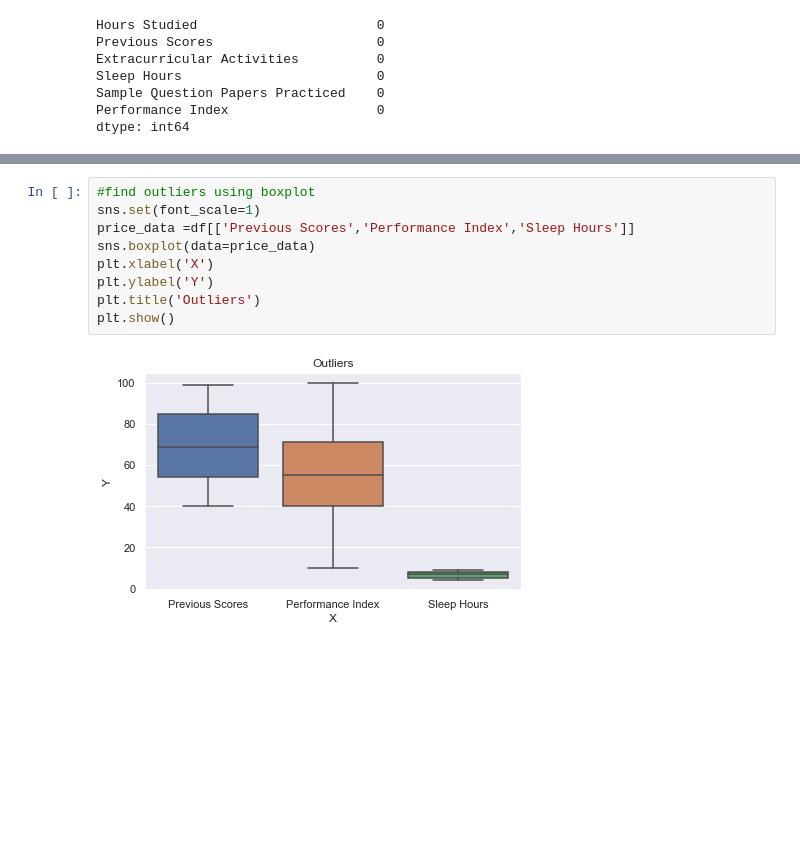
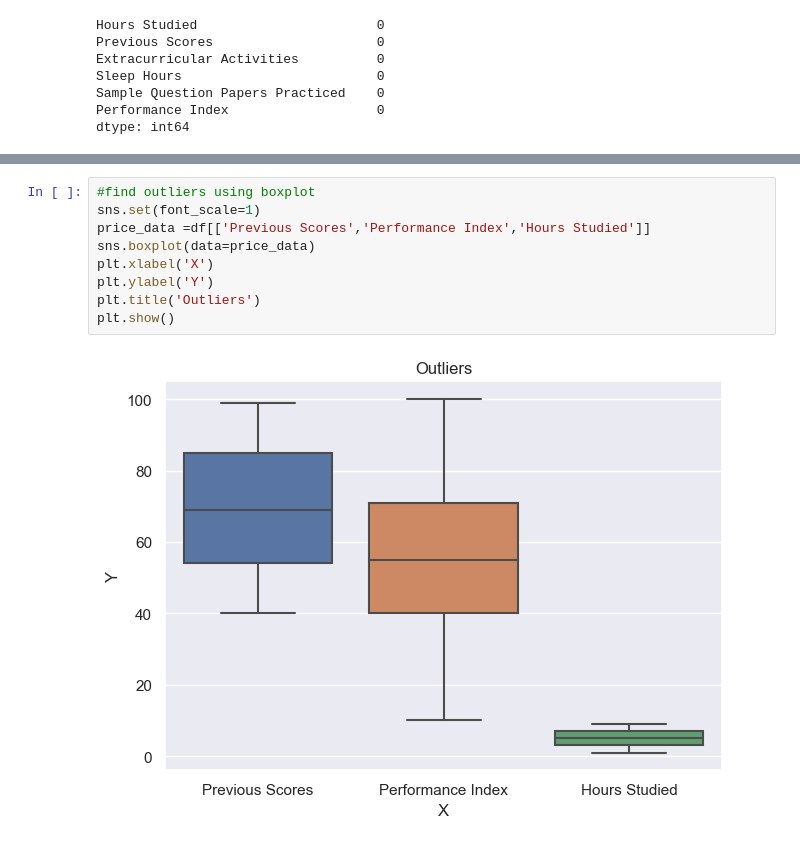
Before and after one commit to td2USA-20232/grupo1, a Jupyter notebook: test.ipynb, the cells around one changed output, grey strips where cells are left out. Drawn from its saved outputs; the diff is of its cells as text; blank space fills up the shorter version.

```diff
--- a/test.ipynb
+++ b/test.ipynb
@@ -329,13 +340,13 @@ plt.show()
 # %%
 #find outliers using boxplot
 sns.set(font_scale=1)
-price_data =df[['Previous Scores','Performance Index','Sleep Hours']]
+price_data =df[['Previous Scores','Performance Index','Hours Studied']]
 sns.boxplot(data=price_data)
 plt.xlabel('X')
 plt.ylabel('Y')
 plt.title('Outliers')
 plt.show()
 # %% [output]
-[figure, old version]
+[figure, new version]
 # %%
 # Definir las variables independientes (predictoras) y la variable dependiente (objetivo)
```
Also changed, not shown: parts of 17 cells of this notebook.
